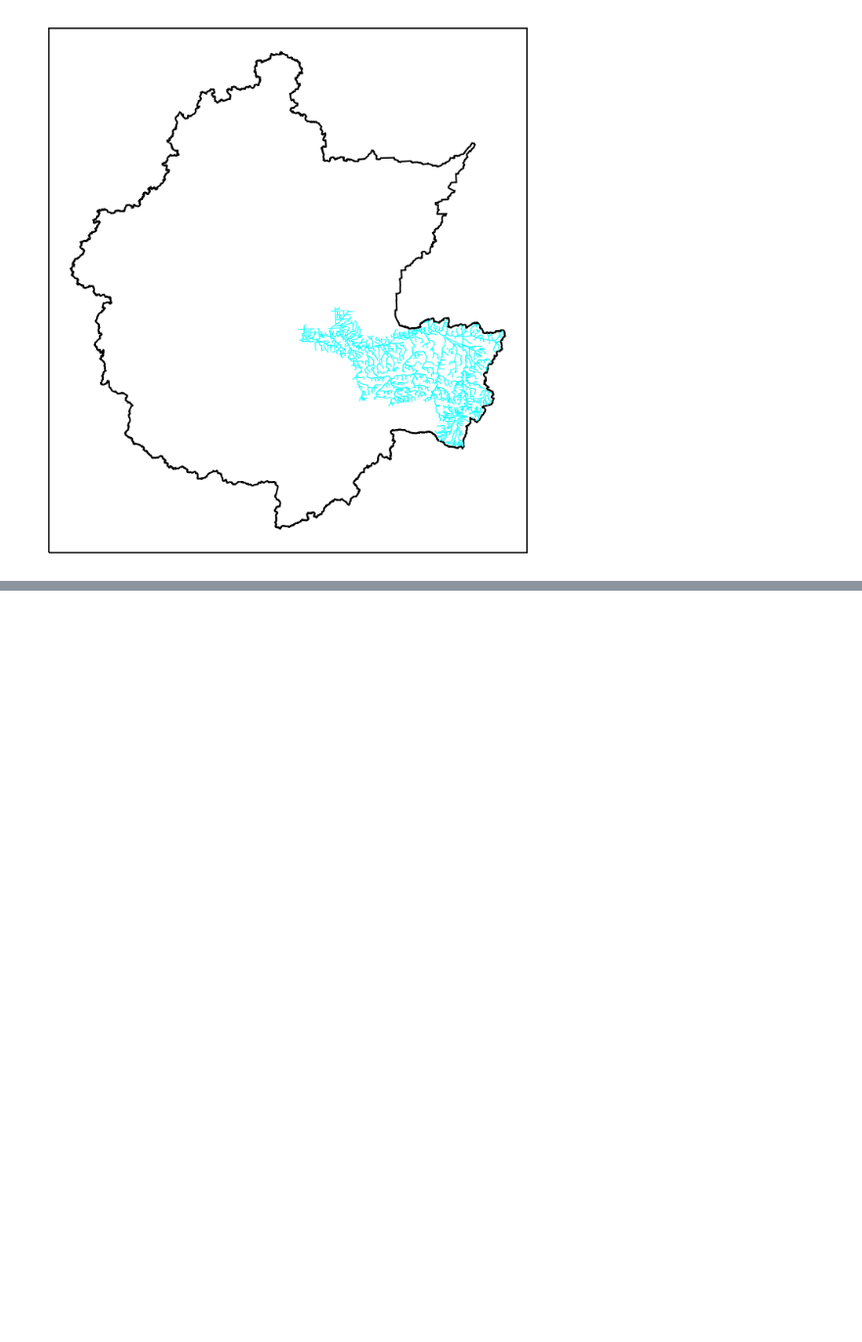
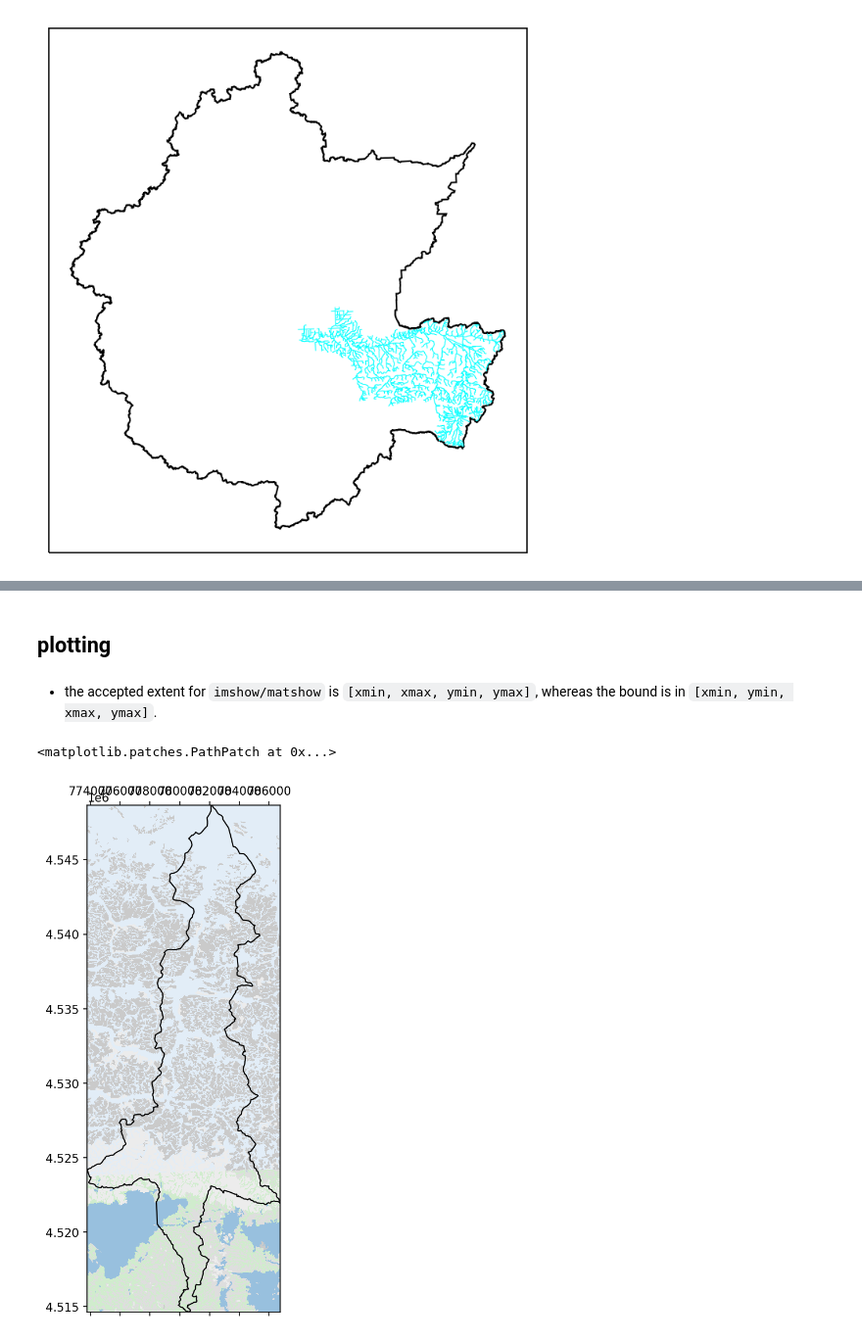
Before and after one commit to pinshuai/watershed-workflow, a Jupyter notebook: examples/download_data_streams.ipynb, the cells around one changed output, grey strips where cells are left out. Shown at 98% size. Drawn from its saved outputs; the diff is of its cells as text; code cells hidden in the pictures; blank space fills up the shorter version.

```diff
--- a/examples/download_data_streams.ipynb
+++ b/examples/download_data_streams.ipynb
@@ -264,0 +354,4 @@ plt.show()
+# %%
+# -- download the shapes, return a list of shapely geometry
+target_bounds = watershed.exterior().bounds
+soil_crs, soil_survey = workflow.get_shapes(sources['soil type'], target_bounds, crs)
@@ -264,0 +365,4 @@ plt.show()
+# %%
+# -- determine the NRCS mukey for each soil unit; this uniquely identifies soil
+#    properties
+soil_ids = np.array([shp.properties['id'] for shp in soil_survey], np.int32)
@@ -264,0 +371,8 @@ plt.show()
+# %%
+# -- color a raster by the polygons (this makes identifying a triangle's value much
+#    more efficient)
+soil_color_raster, soil_color_profile, img_bounds = \
+            workflow.color_raster_from_shapes(target_bounds, target_dx=10,
+                                              shapes = soil_survey,
+                                              shape_colors=soil_ids, shapes_crs=crs,
+                                              nodata=-9999)
@@ -264,0 +386,19 @@ plt.show()
+# %% [markdown]
+## plotting
+# %% [markdown]
+- the accepted extent for `imshow/matshow` is `[xmin, xmax, ymin, ymax]`, whereas the bound is in `[xmin, ymin, xmax, ymax]`.
+# %%
+extent = img_bounds[0], img_bounds[2], img_bounds[1], img_bounds[3]
+# %%
+fig = plt.figure(figsize=(12, 8))
+ax = fig.add_subplot(1,1, 1)
+
+ax.matshow(soil_color_raster,
+          origin = 'upper',
+          extent=extent,
+          cmap='tab20c', alpha=.5)
+
+workflow.plot.hucs(watershed, crs, ax=ax, color='k', linewidth=1)
+# %% [output]
+<matplotlib.patches.PathPatch at 0x...>
+[figure, added]
```
Also changed, not shown: parts of 34 cells of this notebook, 5 other files.
